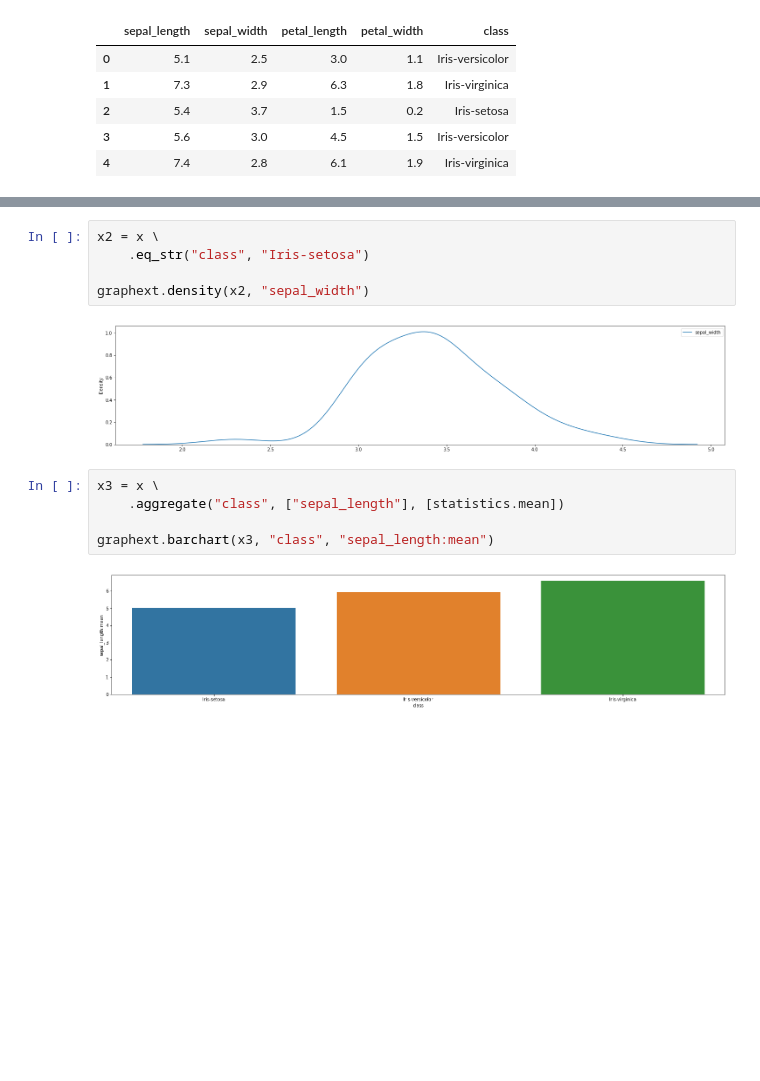
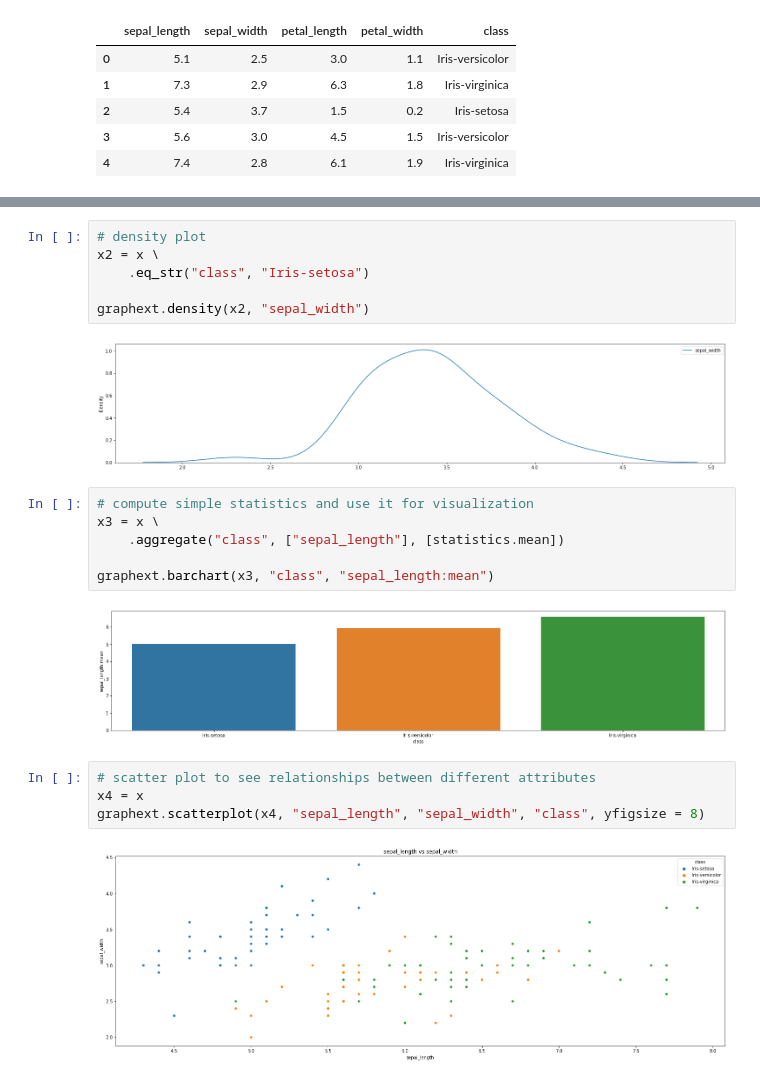
Before and after one commit to CrowdStrike/omigo-data-analytics, a Jupyter notebook: notebooks/graphs.ipynb, the cells around one changed output, grey strips where cells are left out. Saved outputs shown, nothing was run; the diff lists cells and outputs as text; blank space fills up the shorter version.

```diff
--- a/notebooks/graphs.ipynb
+++ b/notebooks/graphs.ipynb
@@ -30,4 +36,5 @@ graphext.histogram(x1, "sepal_length")
 # %%
+# density plot
 x2 = x \
     .eq_str("class", "Iris-setosa")
 
@@ -35,10 +42,17 @@ graphext.density(x2, "sepal_width")
 # %% [output]
 [figure]
 # %%
+# compute simple statistics and use it for visualization
 x3 = x \
     .aggregate("class", ["sepal_length"], [statistics.mean])
 
 graphext.barchart(x3, "class", "sepal_length:mean")
 # %% [output]
 [figure]
+# %%
+# scatter plot to see relationships between different attributes
+x4 = x
+graphext.scatterplot(x4, "sepal_length", "sepal_width", "class", yfigsize = 8)
+# %% [output]
+[figure, added]
 # %%
```
Also changed, not shown: parts of 3 cells of this notebook, 1 other file.
